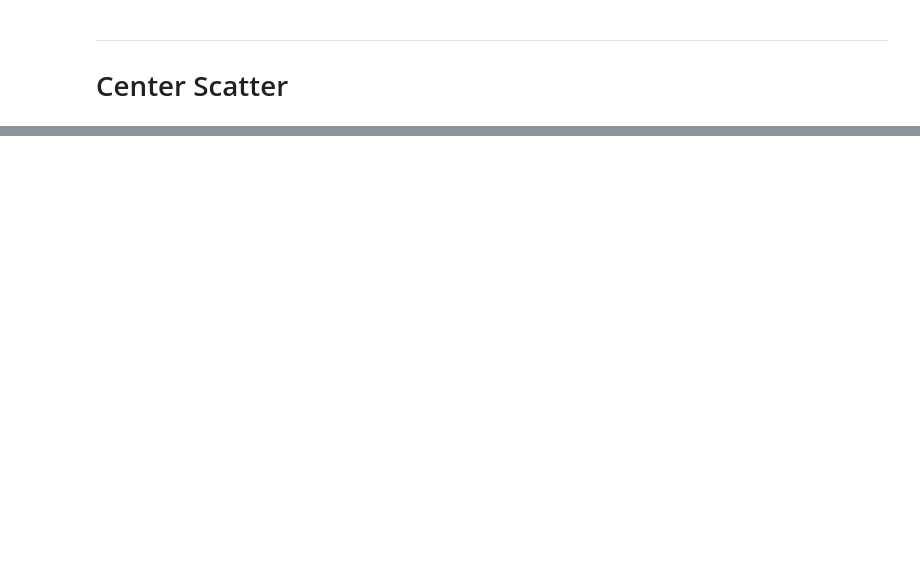
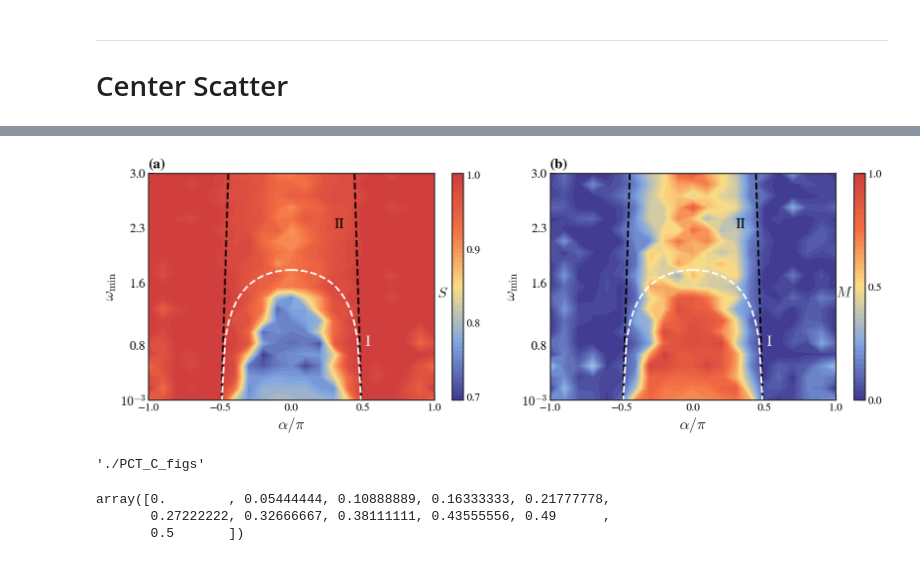
Before and after one commit to Than-Mark/Swarmalators-Experiment-Mobile, a Jupyter notebook: PJT_phaseLag_enhance_phase_seperation/plotFigs.ipynb, the cells around one changed output, grey strips where cells are left out. Saved outputs shown, nothing was run; the diff lists cells and outputs as text; code cells hidden in the pictures; blank space fills up the shorter version.

```diff
--- a/PJT_phaseLag_enhance_phase_seperation/plotFigs.ipynb
+++ b/PJT_phaseLag_enhance_phase_seperation/plotFigs.ipynb
@@ -308,0 +861,12 @@ plt.savefig(f"{PCT_C_PATH}/centersScatterXY.png", dpi=300, bbox_inches="tight")
+# %%
+Smaps = np.mean([
+    pd.read_csv(f"./tables/meanFieldOrderParameter_S_l{strengthLambda}_d{distanceD0}_dO{deltaOmega}_rS{9}.csv", index_col=0),
+    pd.read_csv(f"./tables/meanFieldOrderParameter_S_l{strengthLambda}_d{distanceD0}_dO{deltaOmega}_rS{10}.csv", index_col=0)
+], axis=0)
+Mmaps = np.mean([
+    pd.read_csv(f"./tables/meanFieldOrderParameter_M_l{strengthLambda}_d{distanceD0}_dO{deltaOmega}_rS{9}.csv", index_col=0),
+    pd.read_csv(f"./tables/meanFieldOrderParameter_M_l{strengthLambda}_d{distanceD0}_dO{deltaOmega}_rS{10}.csv", index_col=0)
+], axis=0)
+meanOmega = omegaMins + deltaOmega / 2
+deltaOmegaIJ = meanOmega * 2
+minLags = np.arccos(deltaOmegaIJ / strengthLambda / 2) / np.pi
@@ -308,0 +928,59 @@ plt.savefig(f"{PCT_C_PATH}/centersScatterXY.png", dpi=300, bbox_inches="tight")
+# %%
+# deltaOmega = 1
+colors = ["#403990", "#80A6E2", "#FBDD85", "#F46F43", "#CF3D3E"]
+cmap = mcolors.LinearSegmentedColormap.from_list("my_colormap", colors)
+yLabels = np.linspace(omegaMins[0], omegaMins[-1], 5).round(1).astype(str)
+yLabels[0] = r"$10^{-3}$"
+
+fig = plt.figure(figsize=(12.8, 4.7))
+ax1 = fig.add_subplot(121)
+stdMaps = Smaps.copy()
+stdMaps[0, 0] = 0.7
+cf = plt.contourf(phaseLags / np.pi, omegaMins, stdMaps, cmap=cmap, levels=50, zorder=0)
+plt.contourf(phaseLags / np.pi, omegaMins, Smaps, cmap=cmap, levels=50, zorder=1)
+
+cbar = plt.colorbar(cf, ticks=[0.7, 0.8, 0.9, 1])
+cbar.set_label(r"$S$", fontsize=16, rotation=0, labelpad=-42)
+cbar.ax.tick_params(direction='in', zorder=100)
+plt.title("(a)", loc="left", fontweight="bold", fontsize=16)
+
+ax2 = fig.add_subplot(122)
+stdMaps = Mmaps.copy()
+stdMaps[0, 0] = 1
+cf = plt.contourf(phaseLags / np.pi, omegaMins, stdMaps, cmap=cmap, levels=50, zorder=0)
+plt.contourf(phaseLags / np.pi, omegaMins, Mmaps, cmap=cmap, levels=50, zorder=1)
+
+cbar = plt.colorbar(cf, ticks=[0, 0.5, 1])
+cbar.set_label(r"$M$", fontsize=16, rotation=0, labelpad=-42)
+cbar.ax.tick_params(direction='in', zorder=100)
+plt.title("(b)", loc="left", fontweight="bold", fontsize=16)
+
+for ax in [ax1, ax2]:
+    ax.plot(minLags, omegaMins, color="black", linestyle="--", lw=2, zorder=2)
+    ax.plot(-minLags, omegaMins, color="black", linestyle="--", lw=2, zorder=2)
+    ax.plot(Xs, solMinOmegas, color="white", linestyle="--", lw=2, zorder=2)
+    ax.plot(-Xs, solMinOmegas, color="white", linestyle="--", lw=2, zorder=2)
+    ax.set_xticks([-1, -0.5, 0, 0.5, 1], fontsize=14)
+    ax.set_yticks(np.linspace(omegaMins[0], omegaMins[-1], 5).round(1), yLabels, fontsize=14)
+    ax.set_xlabel(r"$\alpha/\pi$", fontsize=17)
+    ax.set_ylabel(r"$\omega_{\min}$", fontsize=17)
+    ax.tick_params(direction='in', length=6, zorder=100)
+    ax.set_ylim(0.1, 3)
+    ax.text(0.52, 0.8, "I", fontsize=16, color="white")
+    ax.text(0.3, 2.3, "II", fontsize=16, color="black")
+
+plt.tight_layout()
+plt.savefig(f"{LOCAL_FIG_PATH}/phaseDiagram.png", bbox_inches="tight", dpi=300)
+# %% [output]
+[figure, added]
+# %%
+LOCAL_FIG_PATH
+# %% [output]
+'./PCT_C_figs'
+# %%
+Xs = np.linspace(0, 0.49, 10)
+Xs = np.concatenate([Xs, [0.5]])
+# %% [output]
+array([0.        , 0.05444444, 0.10888889, 0.16333333, 0.21777778,
+       0.27222222, 0.32666667, 0.38111111, 0.43555556, 0.49      ,
+       0.5       ])
```
Also changed, not shown: parts of 21 cells of this notebook, 5 other files.
